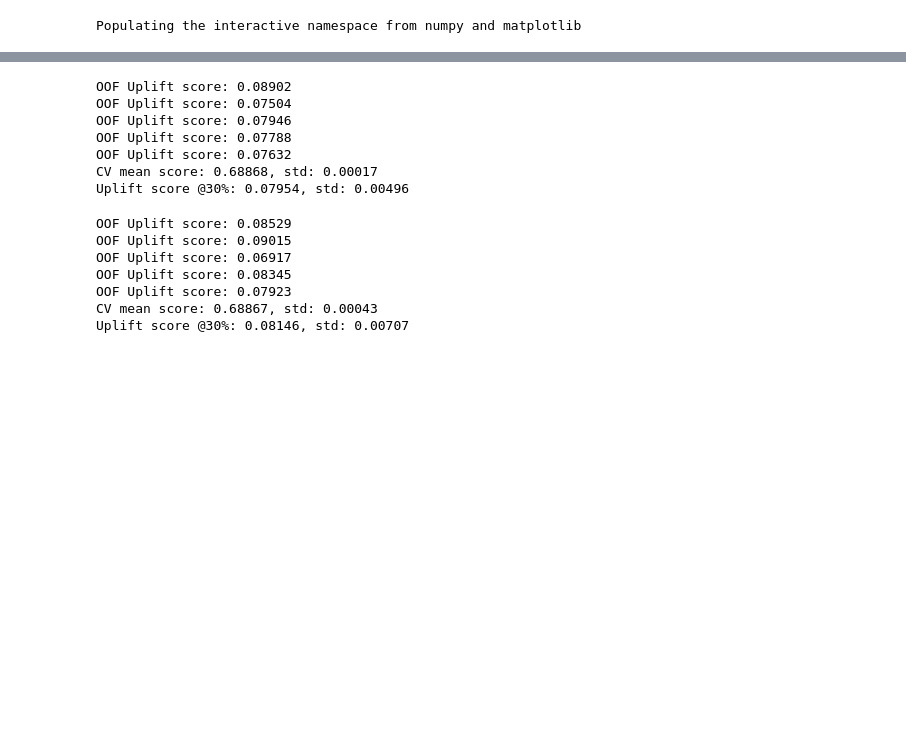
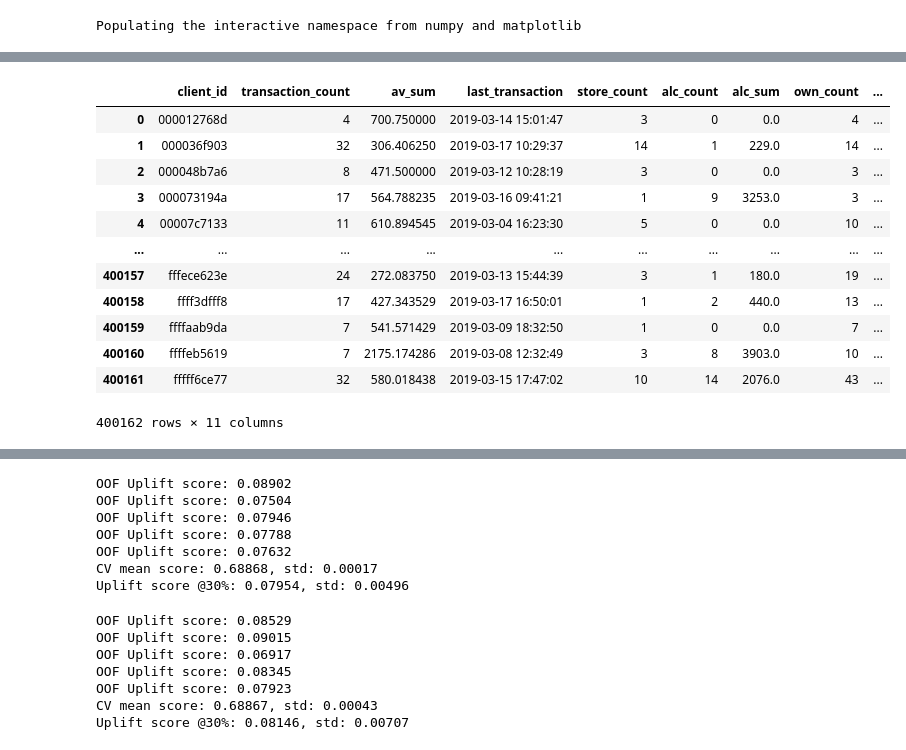
Before and after one commit to Satanklaus88/Retail-hero, a Jupyter notebook: X5.ipynb, the cells around one changed output, grey strips where cells are left out. Cells and saved outputs as stored; diff of their text form; code cells hidden in the pictures; blank space fills up the shorter version.

```diff
--- a/X5.ipynb
+++ b/X5.ipynb
@@ -111,0 +138,7 @@ pokupki.append(count)
+# %%
+#число и сумма покупок до redeem date
+x = transactions.copy()
+x['before_redeem']=x['transaction_datetime']<x['redeem_date']
+x['before_redeem']=x['before_redeem'].apply(lambda x:int(x))
+x['before_redeem_sum']=x['before_redeem']*x['purchase_sum']
+x=x[['client_id','before_redeem','before_redeem_sum']].values
@@ -165,29 +224,69 @@ purch['product_is_own']=is_own
+# %%
+purch['product_is_alco']=is_alc
+purch['alc_sum']=purch['product_is_alco']*purch['trn_sum_from_iss']
+purch['product_is_alco']=purch['product_is_alco']*purch['product_quantity']
+purch['product_is_own']=is_own
+purch['own_sum']=purch['product_is_own']*purch['trn_sum_from_iss']
+purch['product_is_own']=purch['product_is_own']*purch['product_quantity']
 # %%
 #число купленного алкоголя и собственной торговой марки
-a = transactions[['client_id','transaction_id']].values
+a = purch.alc_sum.values
+b = purch.own_sum.values
 alc_count=[]
 own_count=[]
+alc_sum=[]
+own_sum=[]
 user=''
 count_alc=0
 count_own=0
+sum_alc=0
+sum_own=0
 for i in range(len(useri)):
     if useri[i]!=user:
         alc_count.append(count_alc)
         own_count.append(count_own)
+        alc_sum.append(sum_alc)
+        own_sum.append(sum_own)
         user =useri[i]
         count_alc=is_alc[i]
         count_own=is_own[i]
+        sum_alc=a[i]
+        sum_own=b[i]
     else:
         count_alc+=is_alc[i]
         count_own+=is_own[i]
+        sum_alc+=a[i]
+        sum_own+=b[i]
 alc_count = alc_count[1:]
 own_count = own_count[1:]
+alc_sum = alc_sum[1:]
+own_sum = own_sum[1:]
 alc_count.append(count_alc)
 own_count.append(count_own)
+alc_sum.append(sum_alc)
+own_sum.append(sum_own)
 # %%
 new_features = pd.DataFrame({'client_id':user_id,'transaction_count':pokupki,'av_sum':average,
                              'last_transaction':dates,'store_count':stores,
-                             'alc_count':alc_count,'own_count':own_count})
+                             'alc_count':alc_count,'alc_sum':alc_sum,
+                             'own_count':own_count,'own_sum':own_sum,
+                            'trans_br':br_count,'sum_br':br_sum})
+# %%
+new_features
+# %% [output]
+|  | client_id | transaction_count | av_sum | last_transaction | store_count | alc_count | alc_sum | own_count | ... |
+| 0 | 000012768d | 4 | 700.750000 | 2019-03-14 15:01:47 | 3 | 0 | 0.0 | 4 | ... |
+| 1 | 000036f903 | 32 | 306.406250 | 2019-03-17 10:29:37 | 14 | 1 | 229.0 | 14 | ... |
+| 2 | 000048b7a6 | 8 | 471.500000 | 2019-03-12 10:28:19 | 3 | 0 | 0.0 | 3 | ... |
+| 3 | 000073194a | 17 | 564.788235 | 2019-03-16 09:41:21 | 1 | 9 | 3253.0 | 3 | ... |
+| 4 | 00007c7133 | 11 | 610.894545 | 2019-03-04 16:23:30 | 5 | 0 | 0.0 | 10 | ... |
+| ... | ... | ... | ... | ... | ... | ... | ... | ... | ... |
+| 400157 | fffece623e | 24 | 272.083750 | 2019-03-13 15:44:39 | 3 | 1 | 180.0 | 19 | ... |
+| 400158 | ffff3dfff8 | 17 | 427.343529 | 2019-03-17 16:50:01 | 1 | 2 | 440.0 | 13 | ... |
+| 400159 | ffffaab9da | 7 | 541.571429 | 2019-03-09 18:32:50 | 1 | 0 | 0.0 | 7 | ... |
+| 400160 | ffffeb5619 | 7 | 2175.174286 | 2019-03-08 12:32:49 | 3 | 8 | 3903.0 | 10 | ... |
+| 400161 | fffff6ce77 | 32 | 580.018438 | 2019-03-15 17:47:02 | 10 | 14 | 2076.0 | 43 | ... |
+400162 rows × 11 columns
 # %%
 new_features['last_transaction'] = new_features['last_transaction'].apply(lambda x: x.timestamp())
 # %%
```
Also changed, not shown: parts of 35 cells of this notebook.
